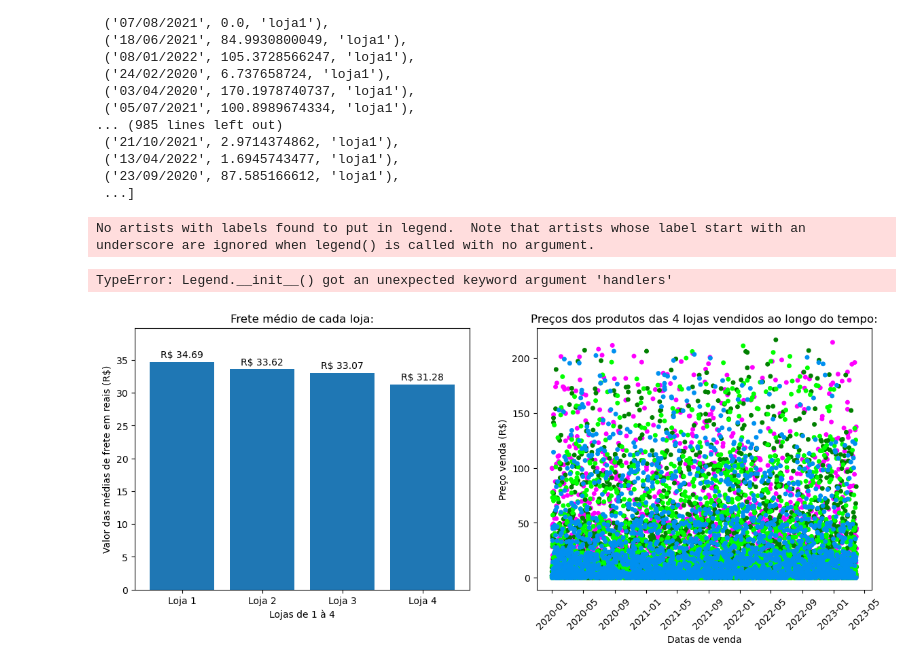
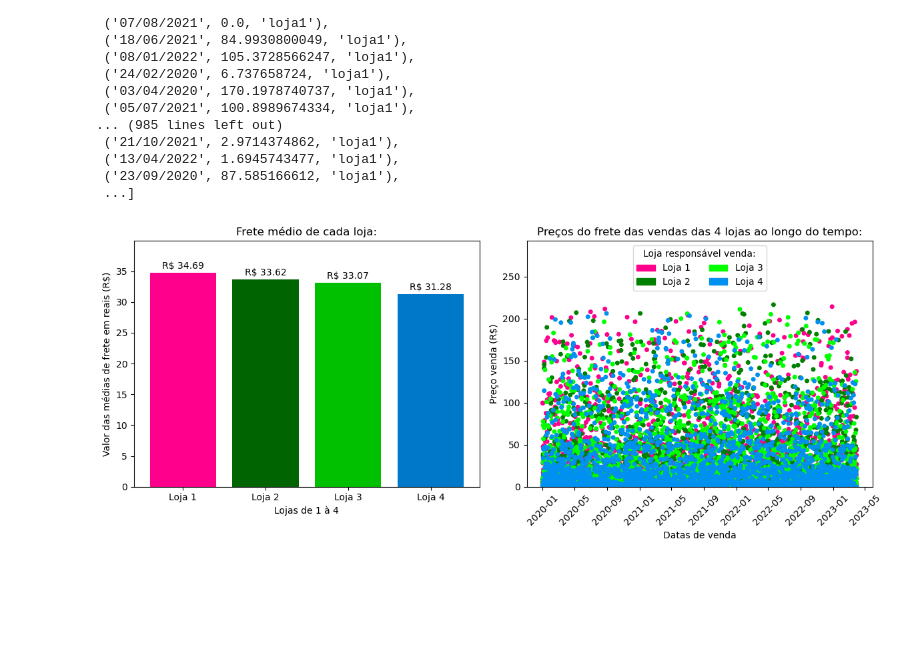
Before and after one commit to Megalonnix/ChallengeAluraStore, a Jupyter notebook: AluraStoreBr.ipynb, the cells around one changed output. Saved outputs shown, nothing was run; the diff lists cells and outputs as text; code cells hidden in the pictures; blank space fills up the shorter version.

```diff
--- a/AluraStoreBr.ipynb
+++ b/AluraStoreBr.ipynb
@@ -753,7 +753,7 @@ from matplotlib.patches import Patch
 
 qtdLinhas = 1
 qtdColunas = 2
-largura = 14
+largura = 12
 altura = 5
 
 fig, (ax1, ax2) = plt.subplots(
@@ -769,7 +769,11 @@ valoresBarras = mediasFrete
 nomesLojas = ['Loja 1','Loja 2','Loja 3','Loja 4']
 
 # Montagem do Gráfico de Barras:
-ax1.bar(nomesLojas, valoresBarras)
+ax1.bar(
+    nomesLojas,
+    valoresBarras,
+    color=["#ff008c", 'darkgreen', "#00c000", "#0078c9"])
+
 ax1.set_title('Frete médio de cada loja:')
 ax1.set_xlabel('Lojas de 1 à 4')
 ax1.set_ylabel('Valor das médias de frete em reais (R$)')
@@ -798,44 +802,48 @@ precos_vendas = [(venda[1],venda[2]) for venda in vendas_catalogadas]
 # Definir cor de cada (pontinho) preço de venda:
 def setCorPontinhoVenda(preco):
     if preco[-1] == 'loja1':
-        return 'magenta'
+        return '#ff008c'
     elif preco[-1] == 'loja2':
         return 'green'
     elif preco[-1] == 'loja3':
         return '#00ff00'
     elif preco[-1] == 'loja4':
         return "#0090f0"
 
 cores_precos_vendas = [ setCorPontinhoVenda(preco)
                         for preco in precos_vendas]
 
+array_vls_monetarios = [
+    p[0] for p in precos_vendas]
+
 # Montando conteúdo do Scatter Plot:
 ax2.scatter(
     datas_eixo_x,
-    [p[0] for p in precos_vendas], # ('25.98', 'loja1') => pegei apenas o 25.98
+    array_vls_monetarios, # (25.98, 'loja1') => pegei apenas o 25.98
     c=cores_precos_vendas,
     s=16,
     alpha=1)
 
 ax2.tick_params(axis='x',rotation=45)
-ax2.set_title('Preços dos produtos das 4 lojas vendidos ao longo do tempo:')
+ax2.set_title('Preços do frete das vendas das 4 lojas ao longo do tempo:')
 ax2.set_xlabel('Datas de venda')
 ax2.set_ylabel('Preço venda (R$)')
 
 legenda_scatter_plot = [
-    Patch(color='red', label='oie'),
-    Patch(color='red', label='oie'),
-    Patch(color='red', label='oie'),
-    Patch(color='red', label='oie')
+    Patch(color='#ff008c', label='Loja 1'),
+    Patch(color='green', label='Loja 2'),
+    Patch(color='#00ff00', label='Loja 3'),
+    Patch(color='#0090f0', label='Loja 4')
 ]
 
 ax2.legend(
-    handlers=legenda_scatter_plot,
-    title="banana")
+    handles=legenda_scatter_plot,
+    title="Loja responsável venda:",
+    loc='upper center',
+    ncols=2)
 
 plt.tight_layout()
+plt.ylim(0,max(array_vls_monetarios) * 1.35)
 plt.show()
 # %% [output]
-No artists with labels found to put in legend.  Note that artists whose label start with an underscore are ignored when legend() is called with no argument.
-TypeError: Legend.__init__() got an unexpected keyword argument 'handlers'
-[figure, old version]
+[figure, new version]
```
